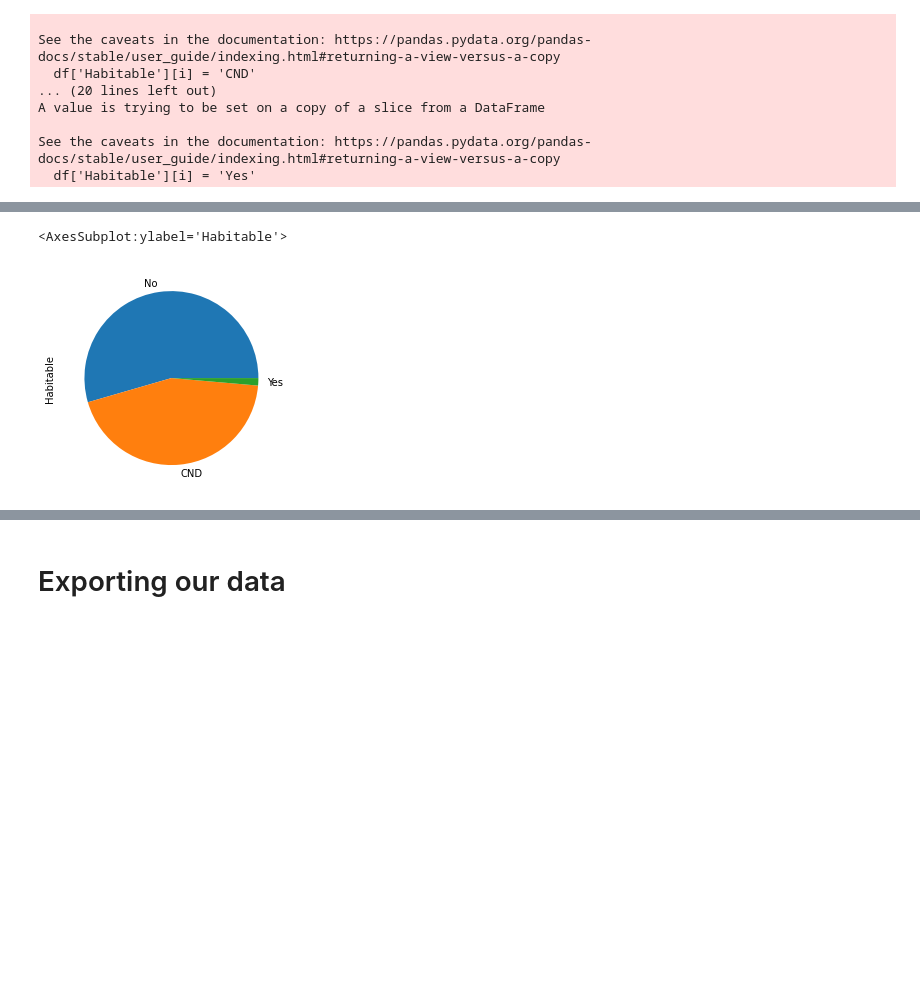
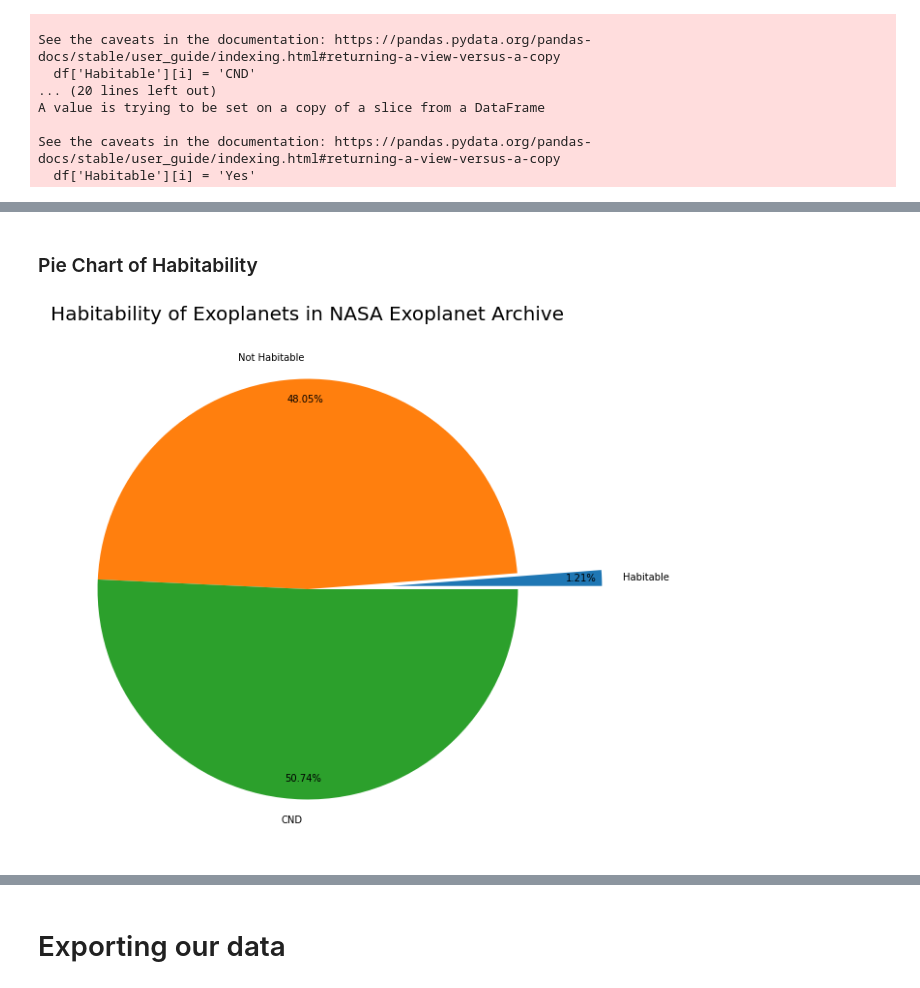
Before and after one commit to vineetrao06/exoplanet-summer-2022, a Jupyter notebook: summer_2022_code/notebooks/Analysis.ipynb, the cells around one changed output, grey strips where cells are left out. Drawn from its saved outputs; the diff is of its cells as text; code cells hidden in the pictures; blank space fills up the shorter version.

Commit message:
added harsh's graphs

```diff
--- a/summer_2022_code/notebooks/Analysis.ipynb
+++ b/summer_2022_code/notebooks/Analysis.ipynb
@@ -301,6 +289,12 @@ Name: Habitable, Length: 4436, dtype: object
+# %% [markdown]
+### Pie Chart of Habitability
 # %%
-habitable_count = planets_to_be_determined.value_counts()
-habitable_count.plot(kind='pie')
+nums = [61, 2417, 2552]
+labels = ['Habitable', 'Not Habitable', 'CND']
+explode=[0.4,0,0]
+fig, ax = plt.subplots(figsize=(10,10))
+ax.pie(nums, labels=labels,autopct='%1.2f%%',pctdistance=0.9,explode=explode)
+plt.title('Habitability of Exoplanets in NASA Exoplanet Archive',size=20)
+plt.show()
 # %% [output]
-<AxesSubplot:ylabel='Habitable'>
-[figure, old version]
+[figure, new version]
```
Also changed, not shown: parts of 14 cells of this notebook.
